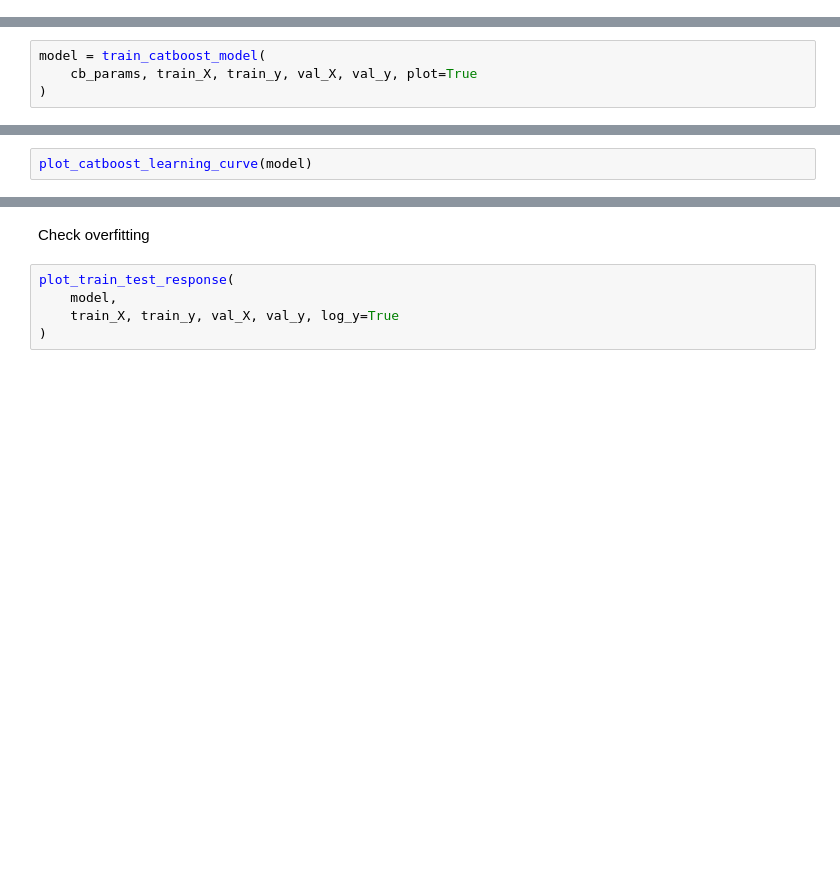
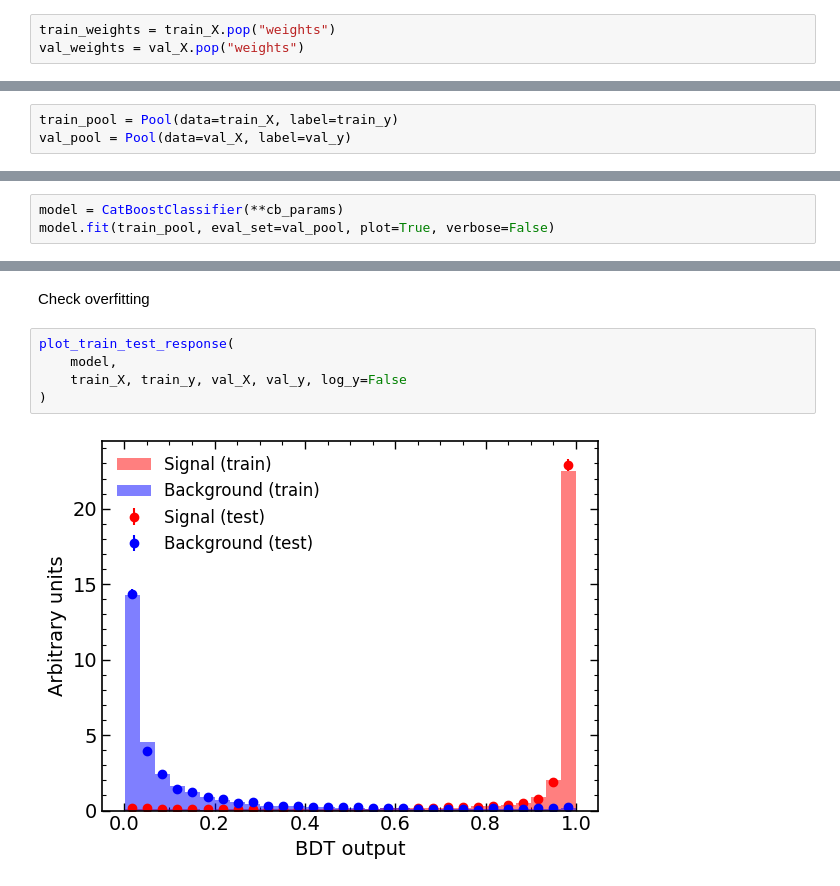
Before and after one commit to rrabadan/b2bH-vlq, a Jupyter notebook: notebooks/bdt-training.ipynb, the cells around one changed output, grey strips where cells are left out. Saved outputs shown, nothing was run; the diff lists cells and outputs as text; blank space fills up the shorter version.

Commit message:
Catboost and xgboost training example notebook

```diff
--- a/notebooks/bdt-training.ipynb
+++ b/notebooks/bdt-training.ipynb
@@ -109,5 +119,8 @@ train_set, test_set = split_train_test_by_unique_id(
 train_X, val_X, train_y, val_y = train_test_split(
     train_set.drop("label", axis=1), train_set["label"], test_size=0.2, random_state=42
 )
+# %%
+train_weights = train_X.pop("weights")
+val_weights = val_X.pop("weights")
 # %% [markdown]
 Train the model
@@ -122,3 +133,6 @@ from hepkit.classification.catboost_utils import (
+# %%
+train_pool = Pool(data=train_X, label=train_y)
+val_pool = Pool(data=val_X, label=val_y)
 # %%
 cb_params = {
     "loss_function": "Logloss",
@@ -141,4 +184,3 @@ print(best_iter, best_value)
 # %%
-model = train_catboost_model(
-    cb_params, train_X, train_y, val_X, val_y, plot=True
-)
+model = CatBoostClassifier(**cb_params)
+model.fit(train_pool, eval_set=val_pool, plot=True, verbose=False)
@@ -145,5 +190,3 @@ model = train_catboost_model(
-# %%
-plot_catboost_learning_curve(model)
 # %%
 train_predict = model.predict(train_X)
 train_proba = model.predict_proba(train_X) # these are the scores
@@ -154,7 +197,9 @@ Check overfitting
 # %%
 plot_train_test_response(
     model,
-    train_X, train_y, val_X, val_y, log_y=True
+    train_X, train_y, val_X, val_y, log_y=False
 )
+# %% [output]
+[figure, added]
 # %%
 plot_signal_efficiency_vs_background_rejection(train_y, train_proba[:, 1])
```
Also changed, not shown: parts of 29 cells of this notebook.
